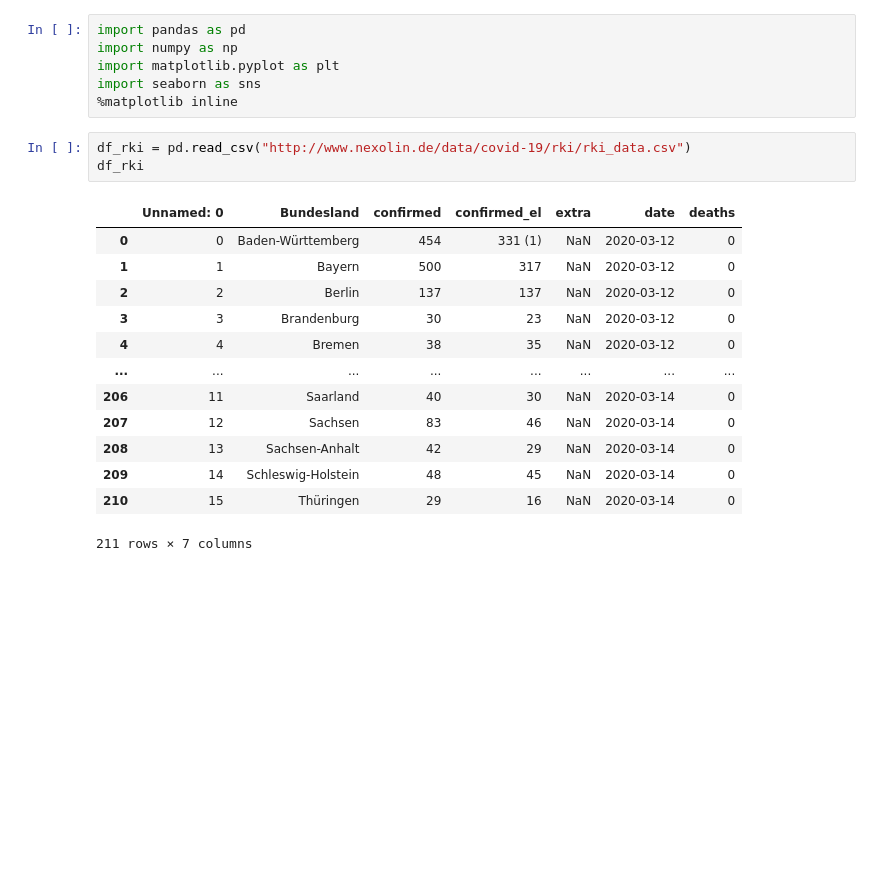
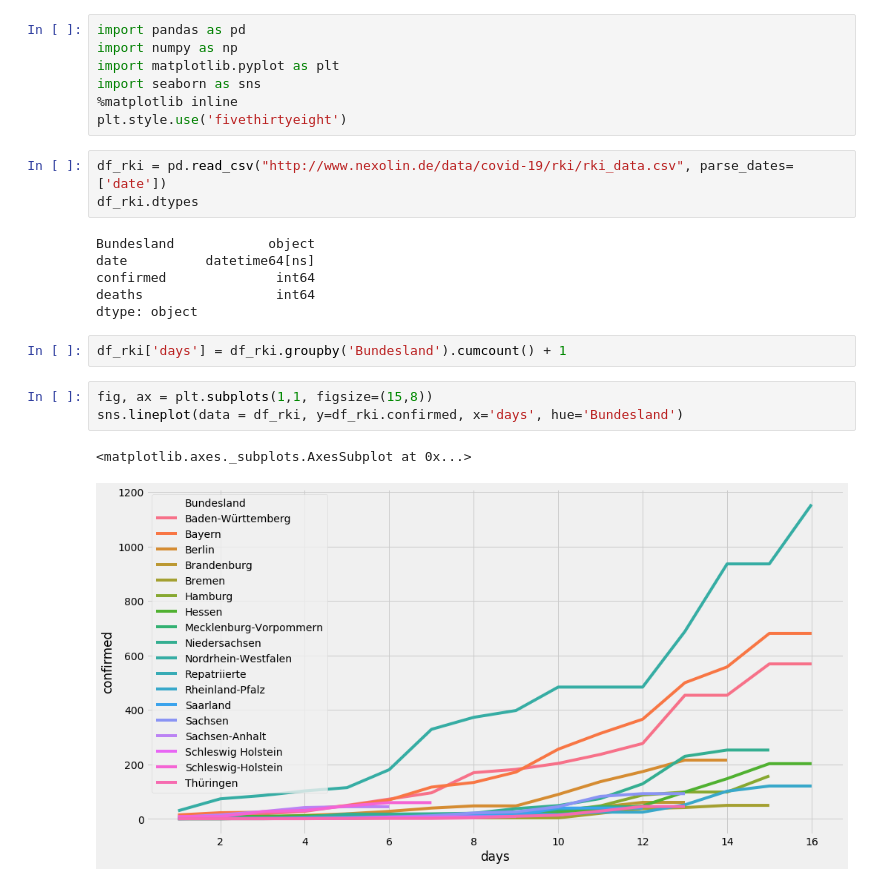
Before and after one commit to normannexo/COVID-19, a Jupyter notebook: covid19_germany_rki.ipynb, the cells around one changed output. Saved outputs shown, nothing was run; the diff lists cells and outputs as text; blank space fills up the shorter version.

```diff
--- a/covid19_germany_rki.ipynb
+++ b/covid19_germany_rki.ipynb
@@ -4,20 +4,21 @@ import numpy as np
 import matplotlib.pyplot as plt
 import seaborn as sns
 %matplotlib inline
+plt.style.use('fivethirtyeight')
 # %%
-df_rki = pd.read_csv("http://www.nexolin.de/data/covid-19/rki/rki_data.csv")
-df_rki
+df_rki = pd.read_csv("http://www.nexolin.de/data/covid-19/rki/rki_data.csv", parse_dates=['date'])
+df_rki.dtypes
 # %% [output]
-|  | Unnamed: 0 | Bundesland | confirmed | confirmed_el | extra | date | deaths |
-| 0 | 0 | Baden-Württemberg | 454 | 331 (1) | NaN | 2020-03-12 | 0 |
-| 1 | 1 | Bayern | 500 | 317 | NaN | 2020-03-12 | 0 |
-| 2 | 2 | Berlin | 137 | 137 | NaN | 2020-03-12 | 0 |
-| 3 | 3 | Brandenburg | 30 | 23 | NaN | 2020-03-12 | 0 |
-| 4 | 4 | Bremen | 38 | 35 | NaN | 2020-03-12 | 0 |
-| ... | ... | ... | ... | ... | ... | ... | ... |
-| 206 | 11 | Saarland | 40 | 30 | NaN | 2020-03-14 | 0 |
-| 207 | 12 | Sachsen | 83 | 46 | NaN | 2020-03-14 | 0 |
-| 208 | 13 | Sachsen-Anhalt | 42 | 29 | NaN | 2020-03-14 | 0 |
-| 209 | 14 | Schleswig-Holstein | 48 | 45 | NaN | 2020-03-14 | 0 |
-| 210 | 15 | Thüringen | 29 | 16 | NaN | 2020-03-14 | 0 |
-211 rows × 7 columns
+Bundesland            object
+date          datetime64[ns]
+confirmed              int64
+deaths                 int64
+dtype: object
+# %%
+df_rki['days'] = df_rki.groupby('Bundesland').cumcount() + 1
+# %%
+fig, ax = plt.subplots(1,1, figsize=(15,8))
+sns.lineplot(data = df_rki, y=df_rki.confirmed, x='days', hue='Bundesland')
+# %% [output]
+<matplotlib.axes._subplots.AxesSubplot at 0x...>
+[figure, added]
```
Also changed, not shown: parts of 1 cell of this notebook, 4 other files.
